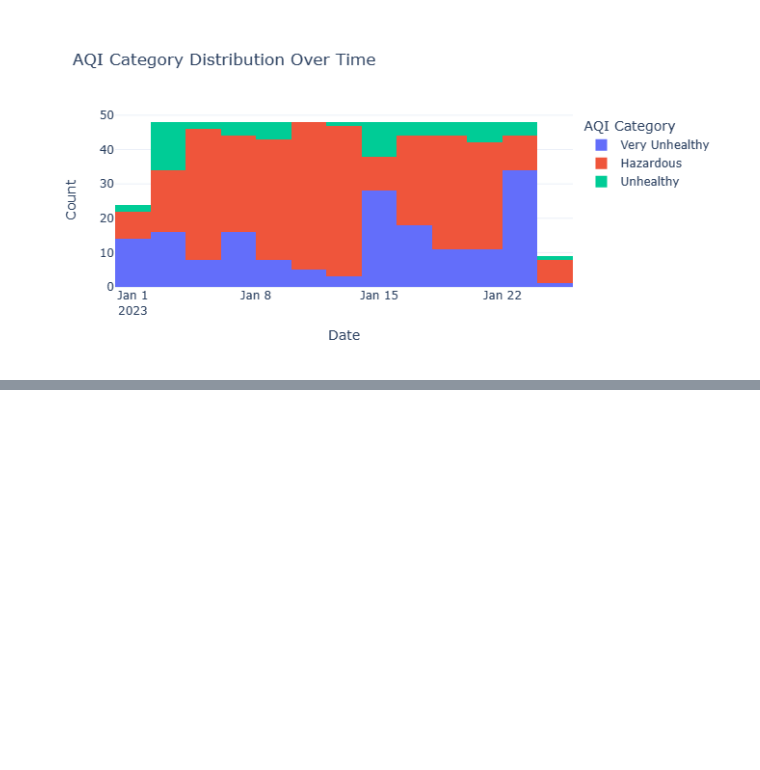
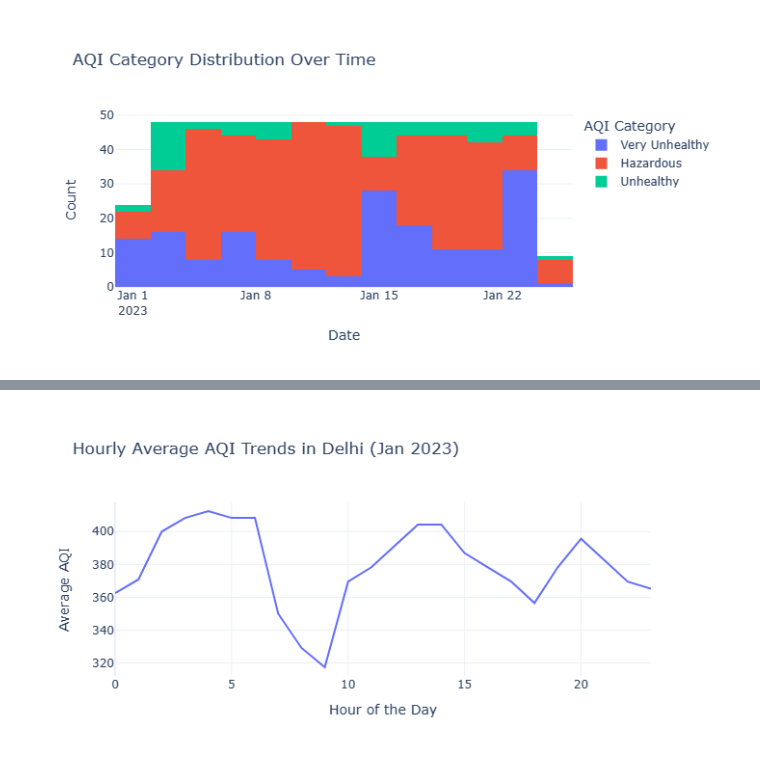
Before and after one commit to bshroats5/DA_Practice, a Jupyter notebook: AirQuality/AirQuality.ipynb, the cells around one changed output, grey strips where cells are left out. Saved outputs shown, nothing was run; the diff lists cells and outputs as text; code cells hidden in the pictures; blank space fills up the shorter version.

```diff
--- a/AirQuality/AirQuality.ipynb
+++ b/AirQuality/AirQuality.ipynb
@@ -122,0 +152,15 @@ pollutant_colors = px.colors.qualitative.Plotly
+# %%
+# Extract the hour from the dte
+data['Hour'] = pd.to_datetime(data['date']).dt.hour
+
+# Calculate hourly average AQI
+hourly_avg_aqi = data.groupby('Hour') ['AQI'].mean().reset_index()
+
+# Create a line plot for hourly trends in AQI
+fig = px.line(hourly_avg_aqi, x='Hour', y='AQI',
+              title='Hourly Average AQI Trends in Delhi (Jan 2023)')
+fig.update_xaxes(title="Hour of the Day")
+fig.update_yaxes(title="Average AQI")
+fig.show()
+# %% [output]
+[figure, added]
```
Also changed, not shown: parts of 3 cells of this notebook.
